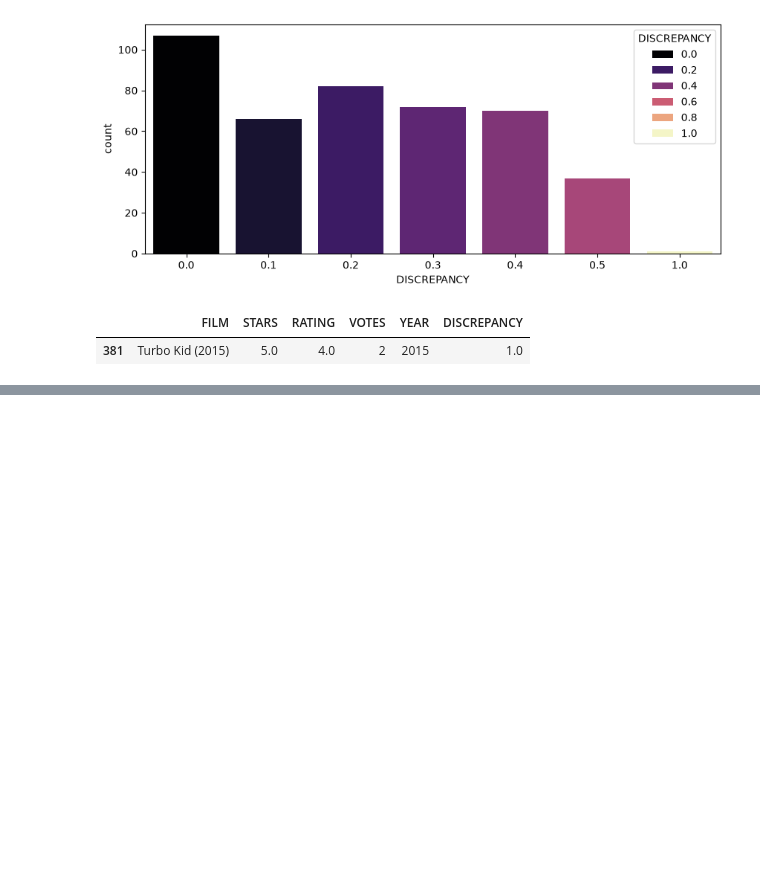
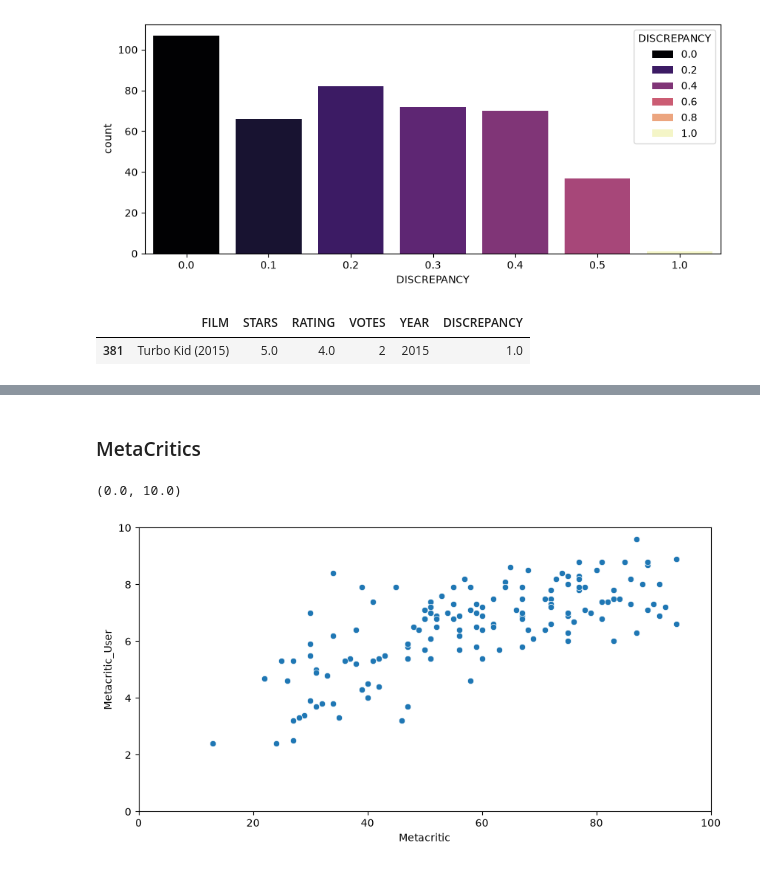
Before and after one commit to Neha1678/Fandango-movie-ticketing, a Jupyter notebook: 4_eda_fandango.ipynb, the cells around one changed output, grey strips where cells are left out. Saved outputs shown, nothing was run; the diff lists cells and outputs as text; code cells hidden in the pictures; blank space fills up the shorter version.

```diff
--- a/4_eda_fandango.ipynb
+++ b/4_eda_fandango.ipynb
@@ -180,0 +298,12 @@ fan_reviewd[fan_reviewd["DISCREPANCY"] == 1]
+# %% [markdown]
+### MetaCritics
+# %%
+# scatterplot of MetaCritic rating versus the Metacritic User rating
+
+plt.figure(figsize=(10,5))
+sns.scatterplot(data=all_sites, x = "Metacritic", y = "Metacritic_User")
+plt.xlim(0,100)
+plt.ylim(0,10)
+# %% [output]
+(0.0, 10.0)
+[figure, added]
```
Also changed, not shown: parts of 34 cells of this notebook.
